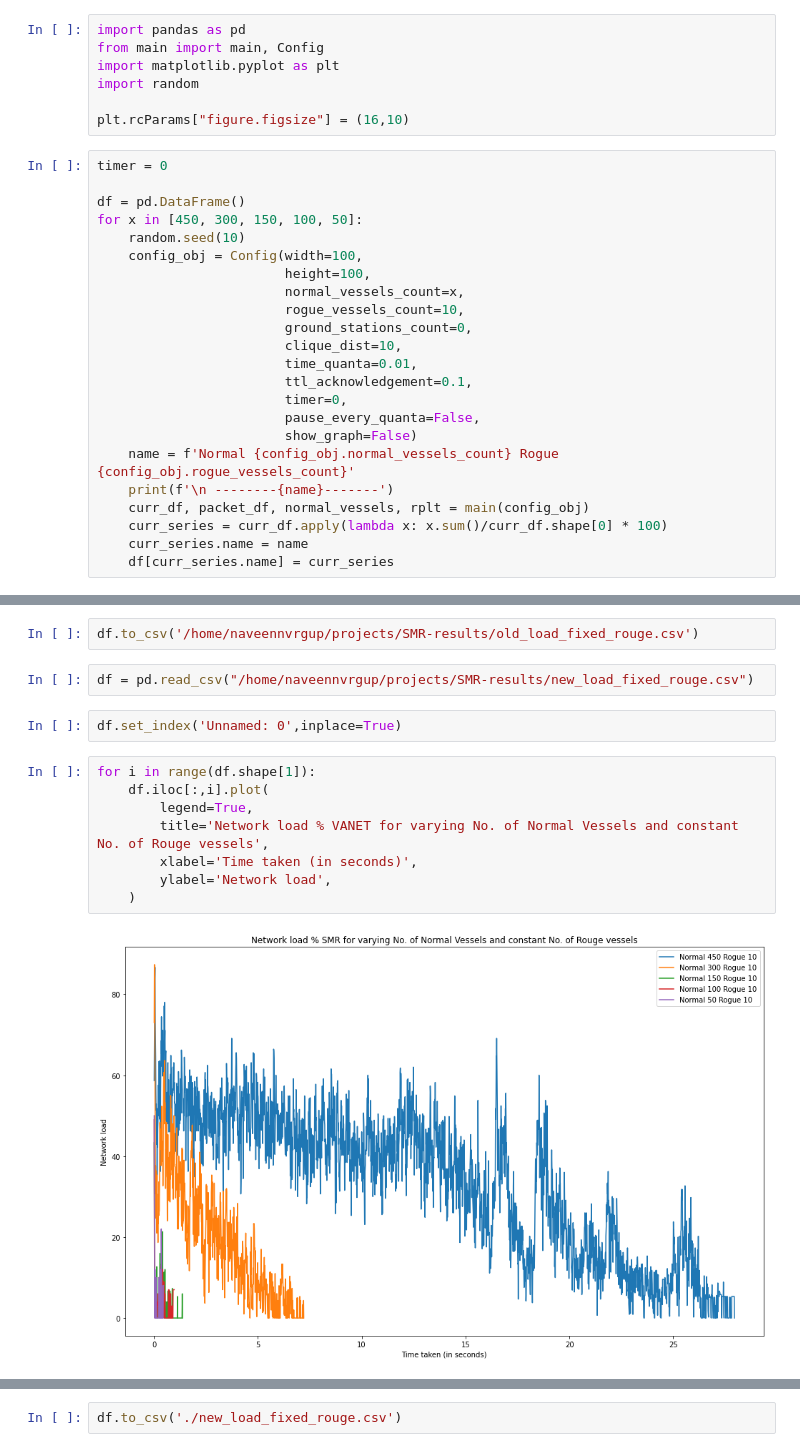
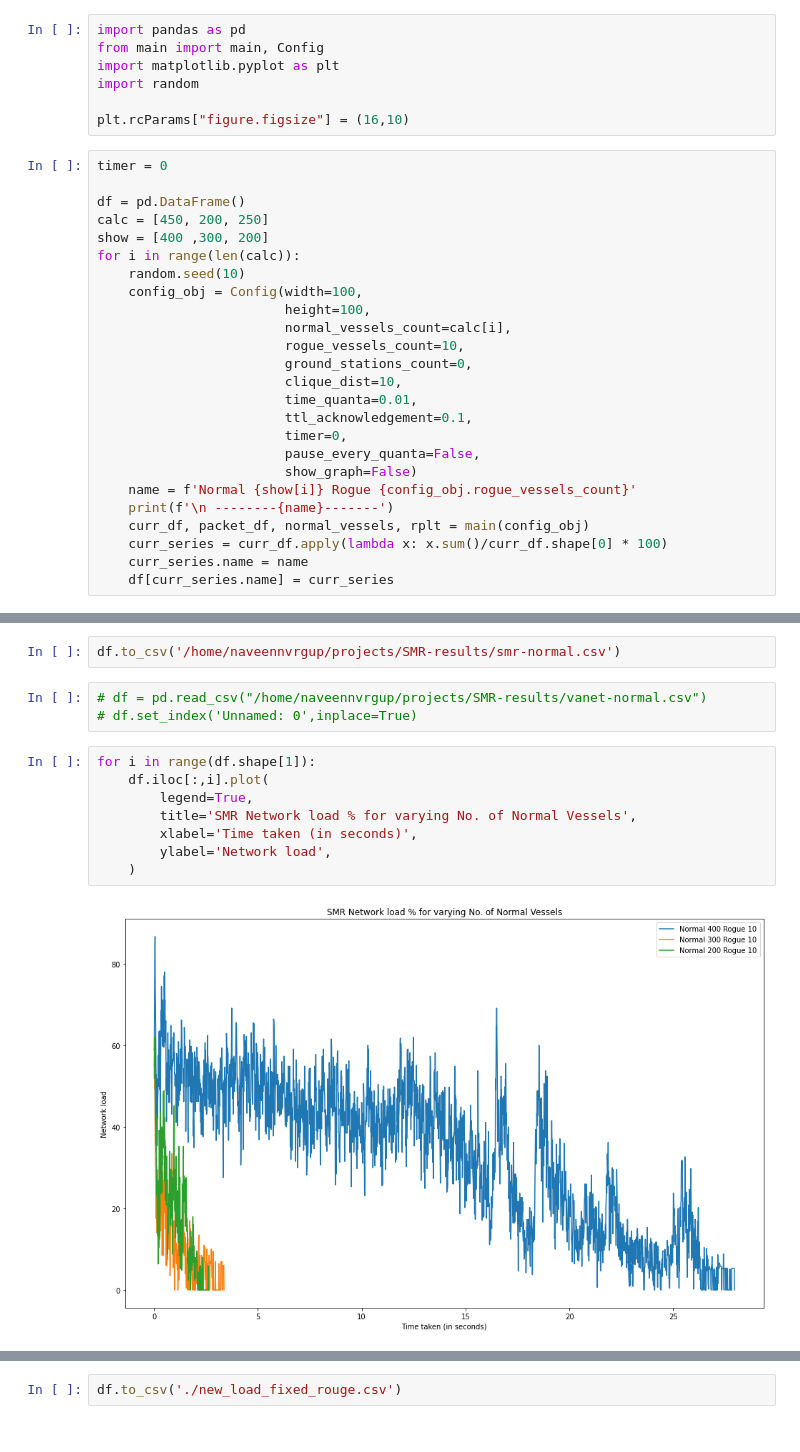
Before and after one commit to naveennvrgup/SMR-Protocol, a Jupyter notebook: results.ipynb, the cells around one changed output, grey strips where cells are left out. Saved outputs shown, nothing was run; the diff lists cells and outputs as text.

```diff
--- a/results.ipynb
+++ b/results.ipynb
@@ -9,11 +9,13 @@ plt.rcParams["figure.figsize"] = (16,10)
 timer = 0
 
 df = pd.DataFrame()
-for x in [450, 300, 150, 100, 50]:
+calc = [450, 200, 250]
+show = [400 ,300, 200]
+for i in range(len(calc)):
     random.seed(10)
     config_obj = Config(width=100,
                         height=100,
-                        normal_vessels_count=x,
+                        normal_vessels_count=calc[i],
                         rogue_vessels_count=10,
                         ground_stations_count=0,
                         clique_dist=10,
@@ -22,7 +24,7 @@ for x in [450, 300, 150, 100, 50]:
                         timer=0,
                         pause_every_quanta=False,
                         show_graph=False)
-    name = f'Normal {config_obj.normal_vessels_count} Rogue {config_obj.rogue_vessels_count}'
+    name = f'Normal {show[i]} Rogue {config_obj.rogue_vessels_count}'
     print(f'\n --------{name}-------')
     curr_df, packet_df, normal_vessels, rplt = main(config_obj)
     curr_series = curr_df.apply(lambda x: x.sum()/curr_df.shape[0] * 100)
@@ -42,19 +44,18 @@ for x in [450, 300, 150, 100, 50]:
 # %%
-df.to_csv('/home/naveennvrgup/projects/SMR-results/old_load_fixed_rouge.csv')
+df.to_csv('/home/naveennvrgup/projects/SMR-results/smr-normal.csv')
 # %%
-df = pd.read_csv("/home/naveennvrgup/projects/SMR-results/new_load_fixed_rouge.csv")
+# df = pd.read_csv("/home/naveennvrgup/projects/SMR-results/vanet-normal.csv")
+# df.set_index('Unnamed: 0',inplace=True)
-# %%
-df.set_index('Unnamed: 0',inplace=True)
 # %%
 for i in range(df.shape[1]):
     df.iloc[:,i].plot(
         legend=True,
-        title='Network load % VANET for varying No. of Normal Vessels and constant No. of Rouge vessels',
+        title='SMR Network load % for varying No. of Normal Vessels',
         xlabel='Time taken (in seconds)',
         ylabel='Network load',
     )
 # %% [output]
-[figure, old version]
+[figure, new version]
 # %%
 packet_df.T.fillna(0).apply(lambda x: x.cumsum().plot(
     legend=True,
```
Also changed, not shown: parts of 6 cells of this notebook, 3 other files.
